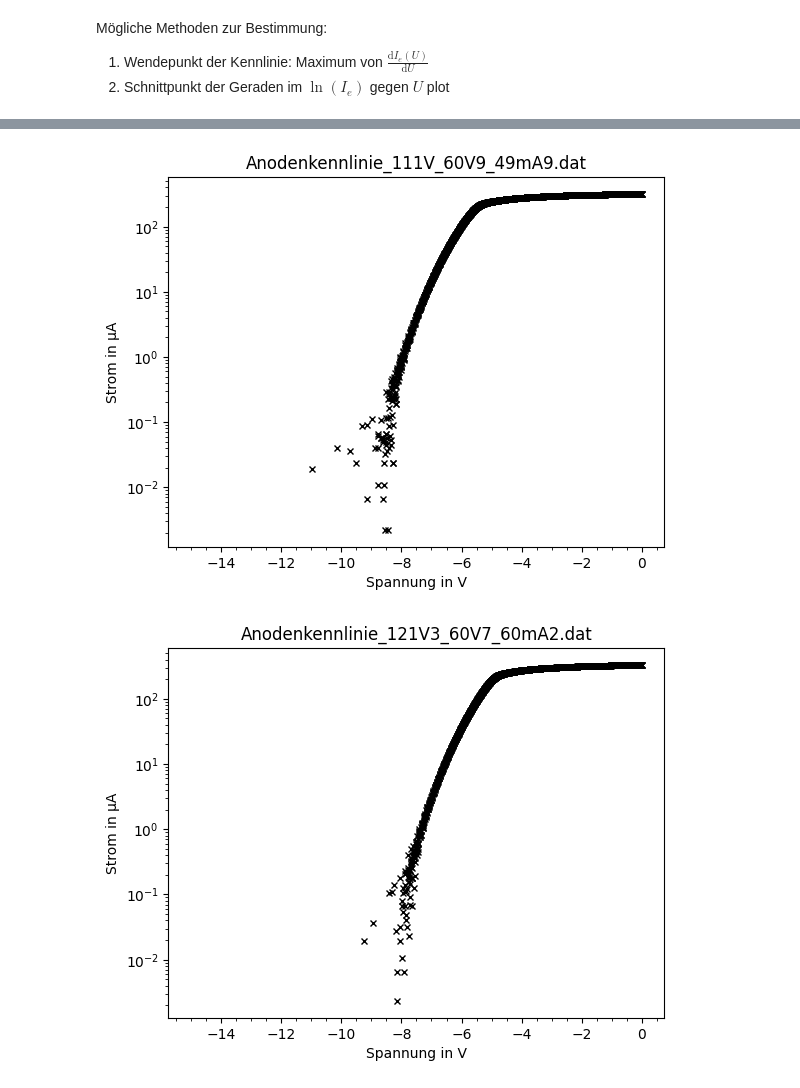
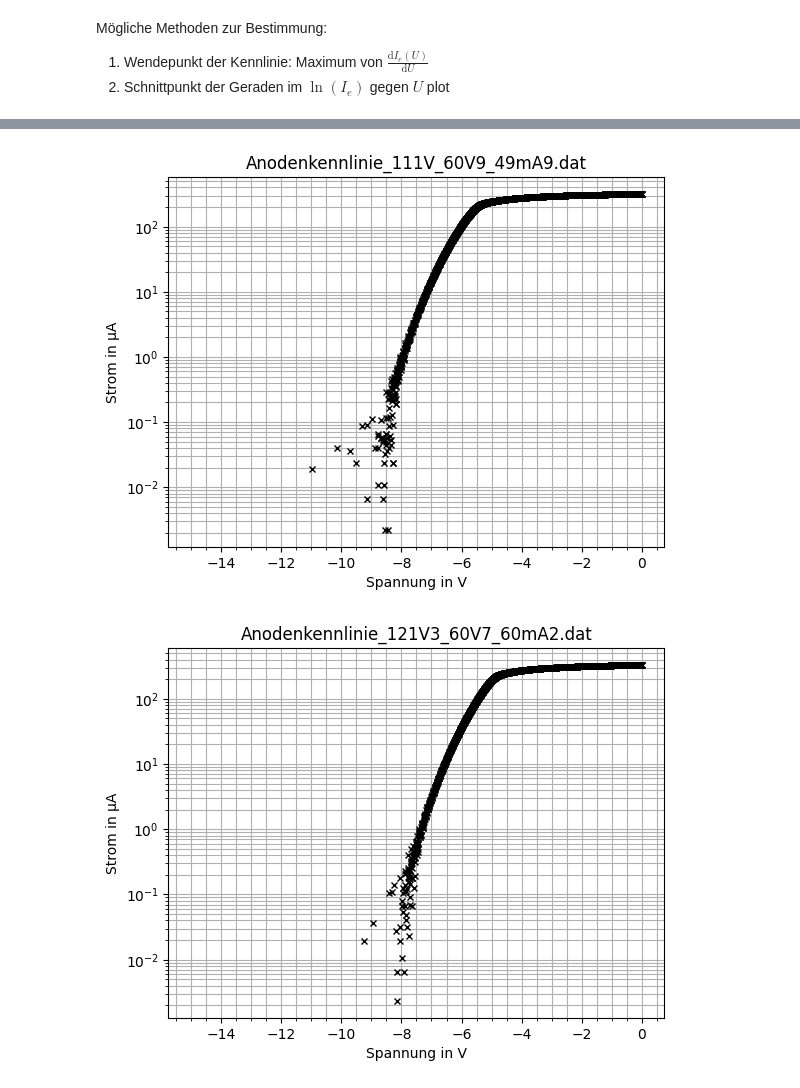
Before and after one commit to NicolasRohrbeck/fprak, a Jupyter notebook: scripts/langmuir.ipynb, the cells around one changed output, grey strips where cells are left out. Saved outputs shown, nothing was run; the diff lists cells and outputs as text; code cells hidden in the pictures.

Commit message:
show grids

```diff
--- a/scripts/langmuir.ipynb
+++ b/scripts/langmuir.ipynb
@@ -61,7 +61,9 @@ for file in os.listdir(r'../Messdaten/17112025_Langmuirsonden/'):
         ax1.set_ylabel('Strom in µA')
         ax1.set_title(file)
         ax1.legend(loc=2)
+        ax1.grid(which='both')
         ax2.legend(loc=2)
+        ax2.grid(which='both')
         ax1.minorticks_on()
         ax2.minorticks_on()
         plt.show()
@@ -99,6 +101,7 @@ for file in os.listdir(r'../Messdaten/17112025_Langmuirsonden/'):
         ax.set_yscale('log')
         ax.minorticks_on()
         figname = file.split('.')[0]
+        plt.grid(which = 'both')
         #plt.savefig(f'../Messdaten/17112025_Langmuirsonden/{figname}_logplot.png')
         plt.show()
 # %% [output]
@@ -107,2 +110,2 @@ for file in os.listdir(r'../Messdaten/17112025_Langmuirsonden/'):
-[figure, old version]
+[figure, new version]
-[figure, old version]
+[figure, new version]
```
Also changed, not shown: parts of 2 cells of this notebook.
